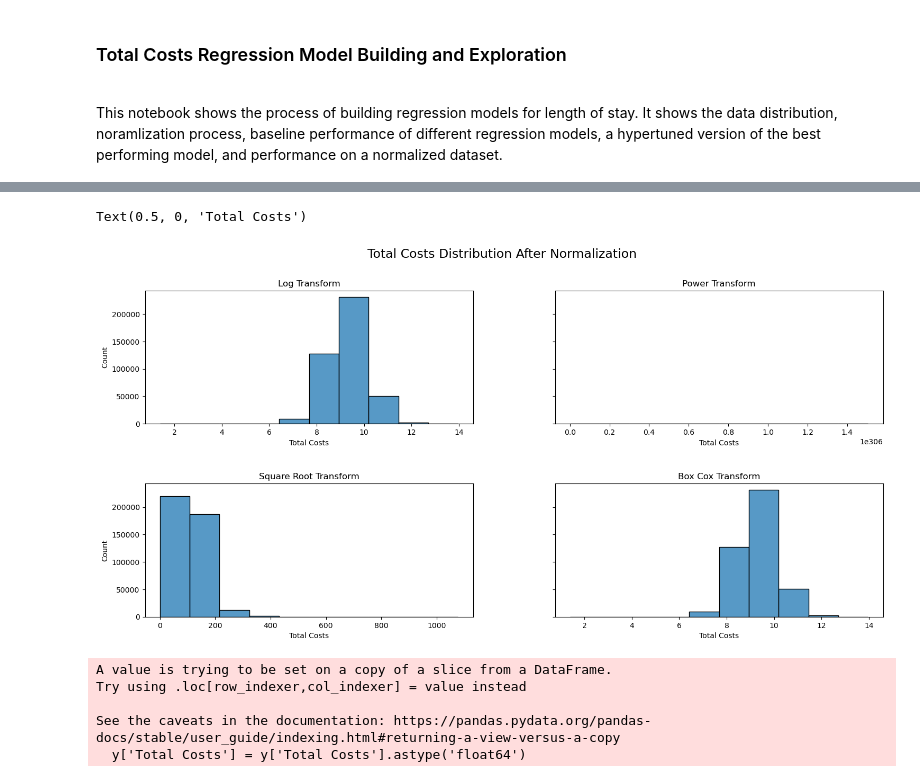
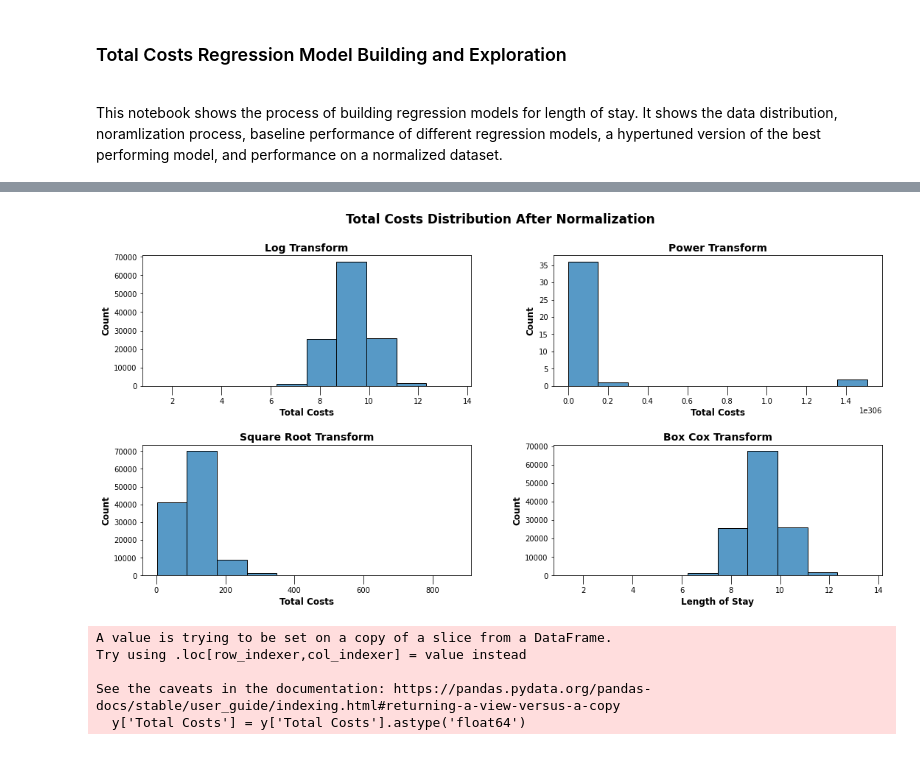
Before and after one commit to srilekha-sikhinam/medficient, a Jupyter notebook: notebooks/Total Costs Regression.ipynb, the cells around one changed output, grey strips where cells are left out. Cells and saved outputs as stored; diff of their text form; code cells hidden in the pictures.

```diff
--- a/notebooks/Total Costs Regression.ipynb
+++ b/notebooks/Total Costs Regression.ipynb
@@ -87,0 +26,4 @@ all
+# %%
+data_file_path = '../data'
+all_patient_df = load_data('all', data_file_path)
+all_patient_df = all_patient_df[all_patient_df['Total Costs'] > 0]
@@ -94,24 +38,35 @@ sns.histplot(all_patient_df['Total Costs'], bins=20, palette='orangered')
 # %%
 #Plot distibution of length of stay target variable
-fig, axes = plt.subplots(2, 2, figsize=(18, 8), sharey=True)
+fig, axes = plt.subplots(2, 2, figsize=(18, 8), sharey=False)
 fig.subplots_adjust(hspace=0.45, wspace=0.25)
-fig.suptitle('Total Costs Distribution After Normalization', fontsize=17)
+fig.suptitle('Total Costs Distribution After Normalization', fontsize=17, fontweight='bold')
 
 sns.histplot(ax=axes[0, 0], data=np.log(all_patient_df['Total Costs']), bins=10, palette='skyblue')
-axes[0, 0].set_title('Log Transform')
+axes[0, 0].set_title('Log Transform', fontweight='bold', fontsize=14)
+axes[0, 0].set_xlabel('Total Costs', fontweight='bold', fontsize=12)
+axes[0, 0].set_ylabel('Count', fontweight='bold', fontsize=12)
+axes[0, 0].tick_params(axis='x', size=12)
 
 sns.histplot(ax=axes[0, 1], data=np.exp(all_patient_df['Total Costs']), bins=10, palette='skyblue')
-axes[0, 1].set_title('Power Transform')
+axes[0, 1].set_title('Power Transform', fontweight='bold', fontsize=14)
+axes[0, 1].set_xlabel('Total Costs', fontweight='bold', fontsize=12)
+axes[0, 1].set_ylabel('Count', fontweight='bold', fontsize=12)
+axes[0, 1].tick_params(axis='x', size=12)
 
 sns.histplot(ax=axes[1, 0], data=np.sqrt(all_patient_df['Total Costs']), bins=10, palette='skyblue')
-axes[1, 0].set_title('Square Root Transform')
+axes[1, 0].set_title('Square Root Transform', fontweight='bold', fontsize=14)
+axes[1, 0].set_xlabel('Total Costs', fontweight='bold', fontsize=12)
+axes[1, 0].set_ylabel('Count', fontweight='bold', fontsize=12)
+axes[1, 0].tick_params(axis='x', size=12)
 
 sns.histplot(ax=axes[1, 1], data=stats.boxcox(all_patient_df['Total Costs'], 0), bins=10, palette='skyblue')
-axes[1, 1].set_title('Box Cox Transform')
-axes[1, 1].set_xlabel('Total Costs')
+axes[1, 1].set_title('Box Cox Transform', fontweight='bold', fontsize=14)
+axes[1, 1].set_xlabel('Total Costs', fontweight='bold', fontsize=12)
+axes[1, 1].set_xlabel('Length of Stay', fontweight='bold', fontsize=12)
+axes[1, 1].set_ylabel('Count', fontweight='bold', fontsize=12)
+axes[1, 1].tick_params(axis='x', size=12)
 # %% [output]
-Text(0.5, 0, 'Total Costs')
-[figure, old version]
+[figure, new version]
 # %%
 #Since training all the data takes a long time, take a stratified sample of
 # the data for initial baseline model performance testing
```
Also changed, not shown: parts of 8 cells of this notebook, 18 other files.
